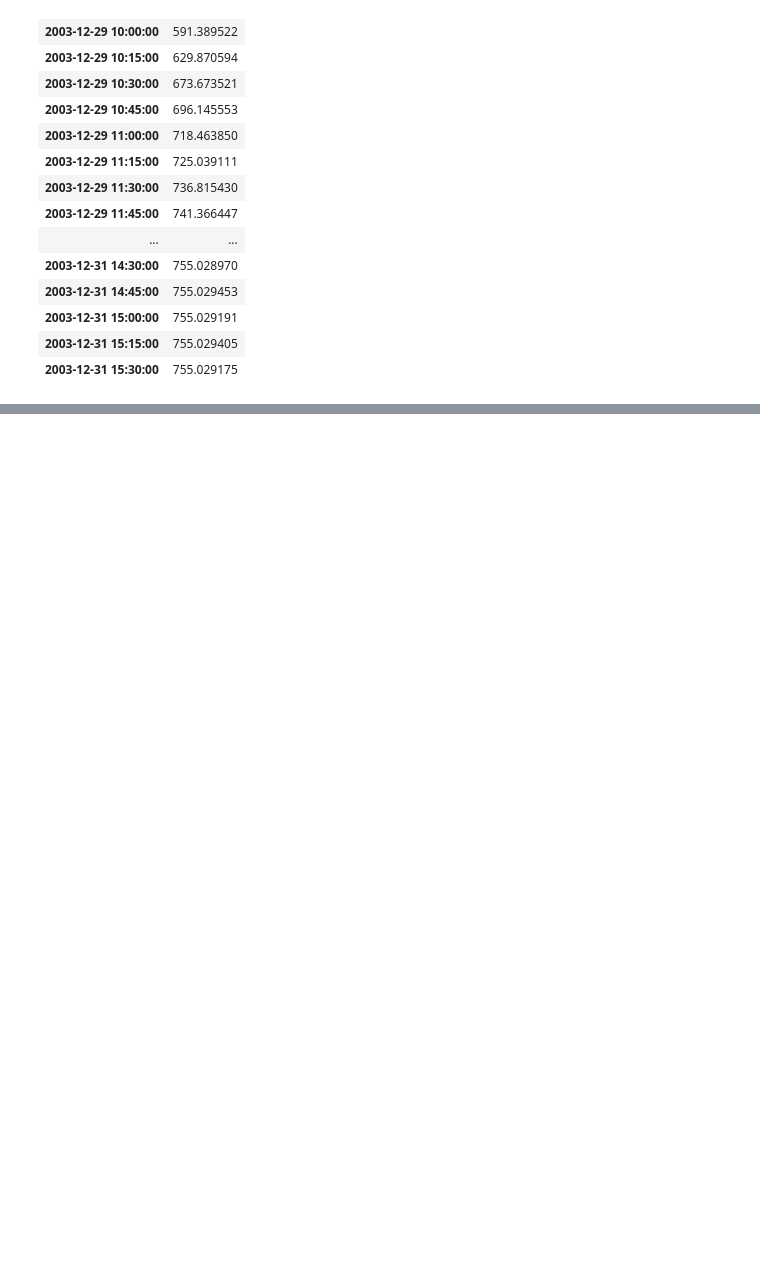
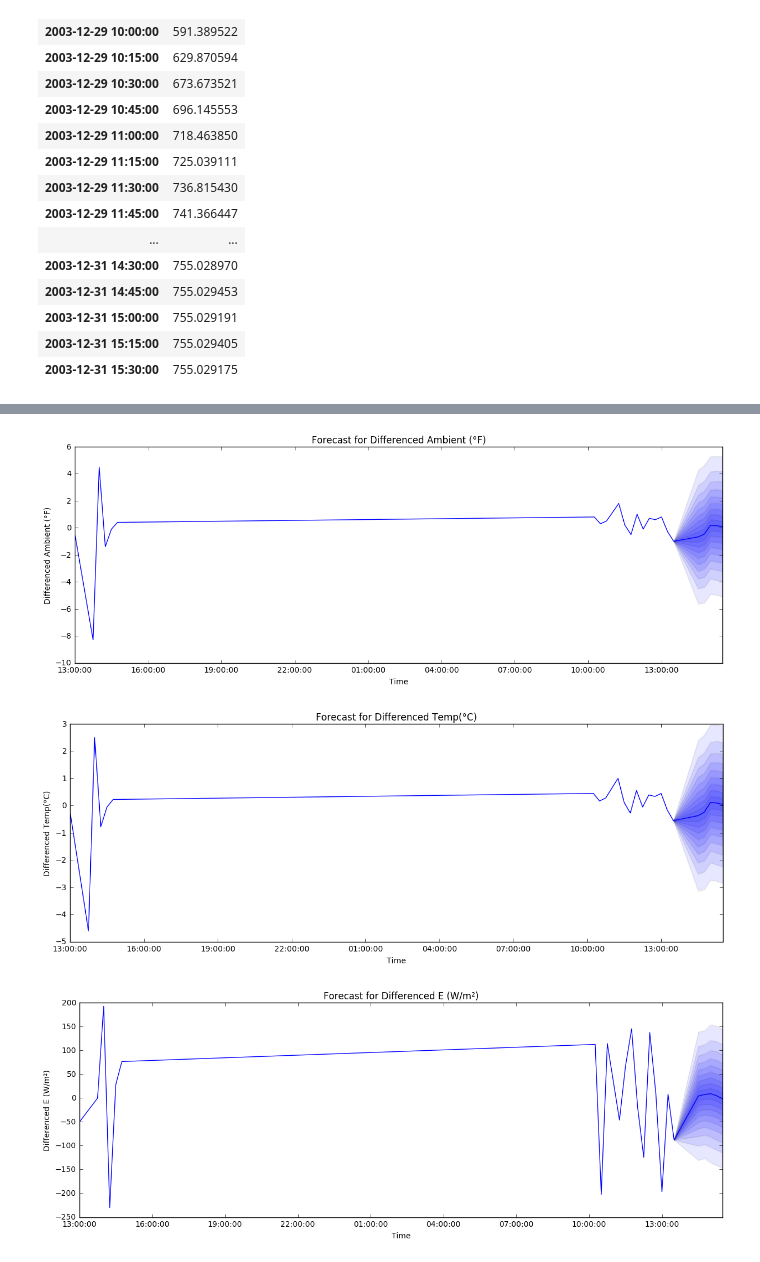
Before and after one commit to ift540-PVAZ/PVAZ, a Jupyter notebook: Untitled1.ipynb, the cells around one changed output, grey strips where cells are left out. Cells and saved outputs as stored; diff of their text form; code cells hidden in the pictures; blank space fills up the shorter version.

```diff
--- a/Untitled1.ipynb
+++ b/Untitled1.ipynb
@@ -411,0 +455,11 @@ modelIr.predict(h=50)
+# %%
+class Object(object): pass
+
+pd.core.indexes = Object()
+pd.core.indexes.datetimes = Object()
+pd.core.indexes.datetimes.DatetimeIndex = pd.DatetimeIndex
+modelMulti.plot_predict(past_values=19,h=5,figsize=(15,5))
+# %% [output]
+[figure, added]
+[figure, added]
+[figure, added]
```
Also changed, not shown: parts of 10 cells of this notebook.
